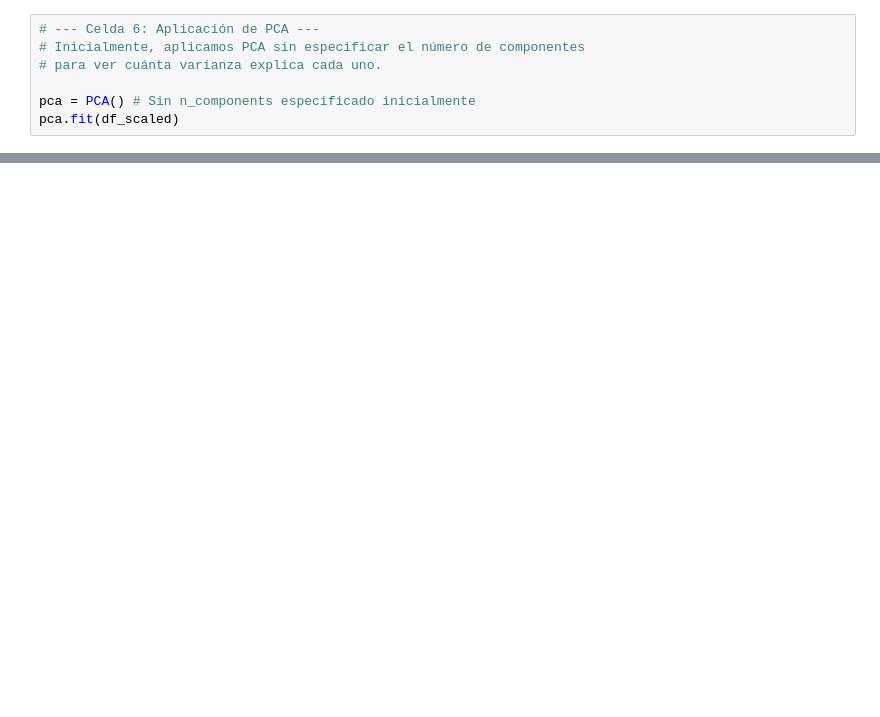
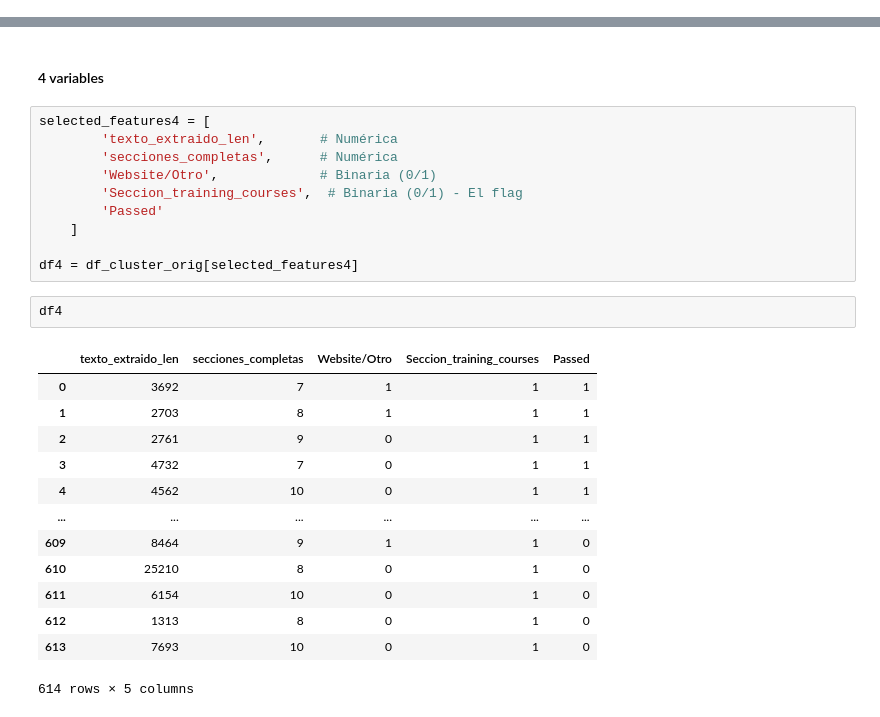
Before and after one commit to mastervecino/ProyectoFinalMaestria, a Jupyter notebook: Modelado/Clustering y PCA.ipynb, the cells around one changed output, grey strips where cells are left out. Cells and saved outputs as stored; diff of their text form; blank space fills up the shorter version.

```diff
--- a/Modelado/Clustering y PCA.ipynb
+++ b/Modelado/Clustering y PCA.ipynb
@@ -366,7 +0,0 @@ Primeras 5 filas de datos estandarizados:
-# %%
-# --- Celda 6: Aplicación de PCA ---
-# Inicialmente, aplicamos PCA sin especificar el número de componentes
-# para ver cuánta varianza explica cada uno.
-
-pca = PCA() # Sin n_components especificado inicialmente
-pca.fit(df_scaled)
@@ -534,0 +683,28 @@ Name: PC1, dtype: float64
+# %% [markdown]
+#### 4 variables
+# %%
+selected_features4 = [
+        'texto_extraido_len',       # Numérica
+        'secciones_completas',      # Numérica
+        'Website/Otro',             # Binaria (0/1)
+        'Seccion_training_courses',  # Binaria (0/1) - El flag
+        'Passed'
+    ]
+
+df4 = df_cluster_orig[selected_features4]
+# %%
+df4
+# %% [output]
+|  | texto_extraido_len | secciones_completas | Website/Otro | Seccion_training_courses | Passed |
+| 0 | 3692 | 7 | 1 | 1 | 1 |
+| 1 | 2703 | 8 | 1 | 1 | 1 |
+| 2 | 2761 | 9 | 0 | 1 | 1 |
+| 3 | 4732 | 7 | 0 | 1 | 1 |
+| 4 | 4562 | 10 | 0 | 1 | 1 |
+| ... | ... | ... | ... | ... | ... |
+| 609 | 8464 | 9 | 1 | 1 | 0 |
+| 610 | 25210 | 8 | 0 | 1 | 0 |
+| 611 | 6154 | 10 | 0 | 1 | 0 |
+| 612 | 1313 | 8 | 0 | 1 | 0 |
+| 613 | 7693 | 10 | 0 | 1 | 0 |
+614 rows × 5 columns
```
Also changed, not shown: parts of 36 cells of this notebook, 15 other files.
